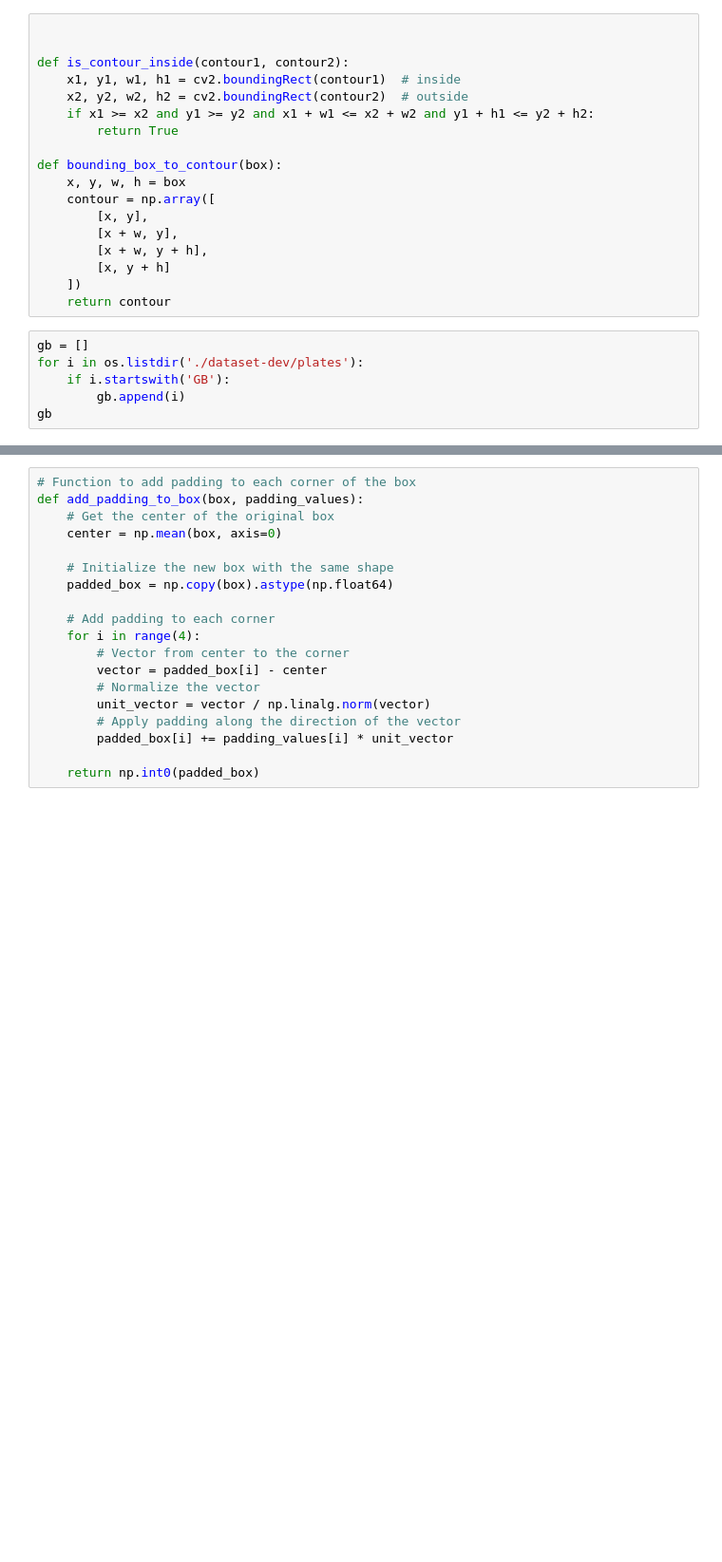
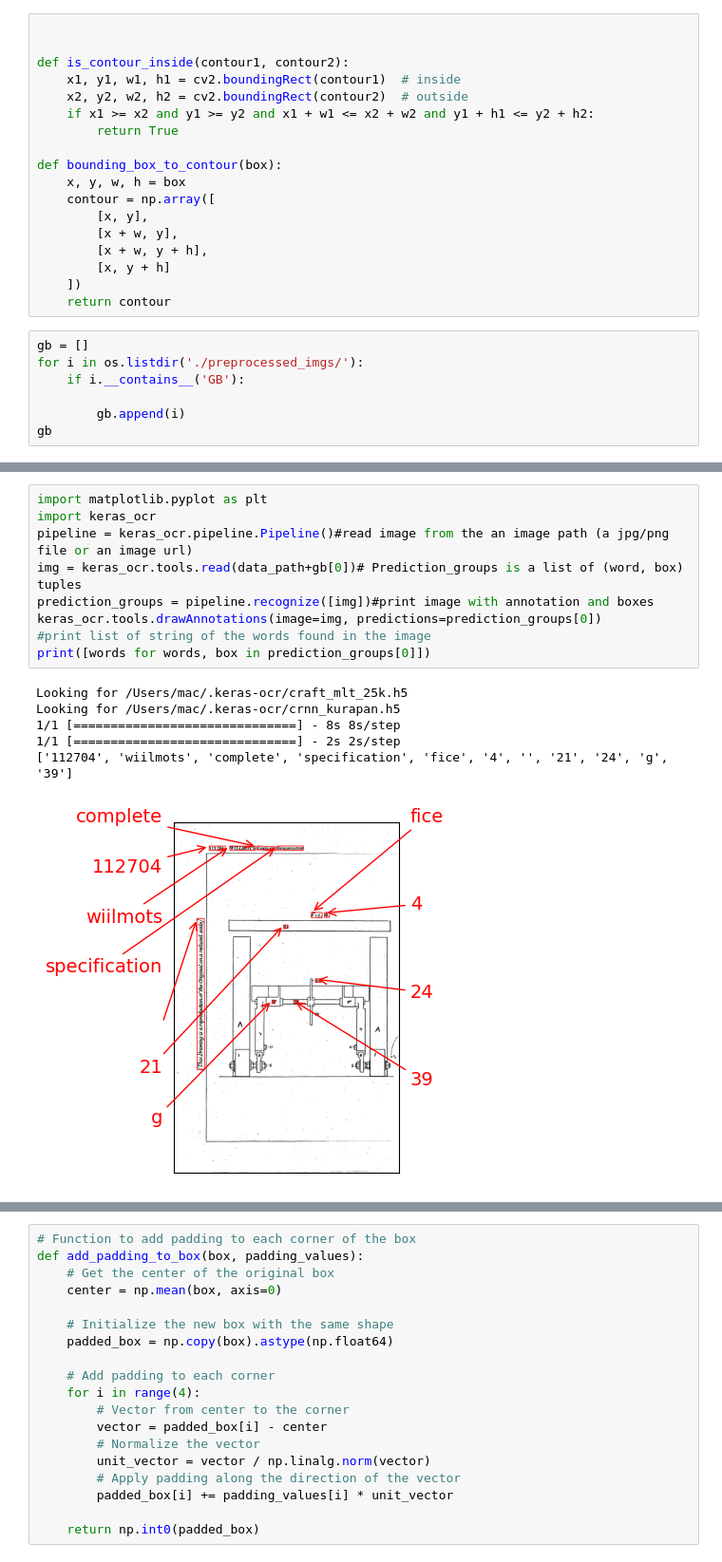
Before and after one commit to hadiyahya11/patent_seg, a Jupyter notebook: 2phases.ipynb, the cells around one changed output, grey strips where cells are left out. Shown at 95% size. Drawn from its saved outputs; the diff is of its cells as text; blank space fills up the shorter version.

```diff
--- a/2phases.ipynb
+++ b/2phases.ipynb
@@ -29,8 +29,9 @@ def bounding_box_to_contour(box):
     return contour
 # %%
 gb = []
-for i in os.listdir('./dataset-dev/plates'):
-    if i.startswith('GB'):
+for i in os.listdir('./preprocessed_imgs/'):
+    if i.__contains__('GB'):
+
         gb.append(i)
 gb
 # %% [output]
@@ -170,0 +412,16 @@ for i in gb[10:20]:
+# %%
+import matplotlib.pyplot as plt
+import keras_ocr
+pipeline = keras_ocr.pipeline.Pipeline()#read image from the an image path (a jpg/png file or an image url)
+img = keras_ocr.tools.read(data_path+gb[0])# Prediction_groups is a list of (word, box) tuples
+prediction_groups = pipeline.recognize([img])#print image with annotation and boxes
+keras_ocr.tools.drawAnnotations(image=img, predictions=prediction_groups[0])
+#print list of string of the words found in the image
+print([words for words, box in prediction_groups[0]])
+# %% [output]
+Looking for /Users/mac/.keras-ocr/craft_mlt_25k.h5
+Looking for /Users/mac/.keras-ocr/crnn_kurapan.h5
+1/1 [==============================] - 8s 8s/step
+1/1 [==============================] - 2s 2s/step
+['112704', 'wiilmots', 'complete', 'specification', 'fice', '4', '', '21', '24', 'g', '39']
+[figure, added]
```
Also changed, not shown: parts of 45 cells of this notebook, 1 other file.
